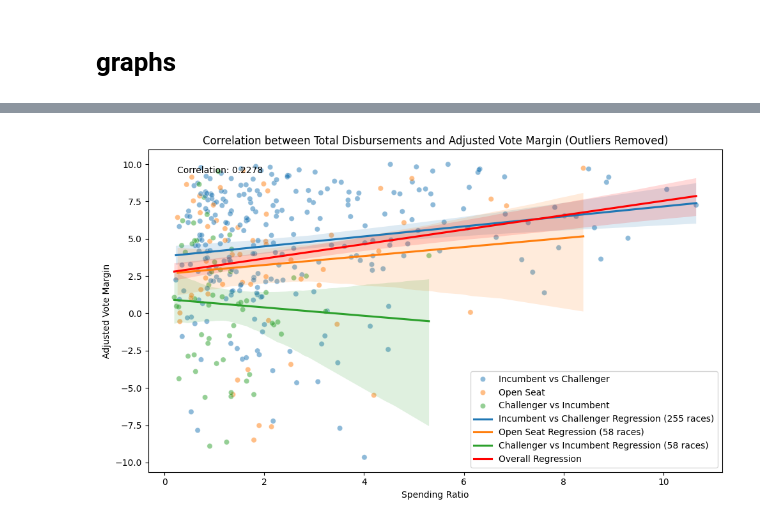
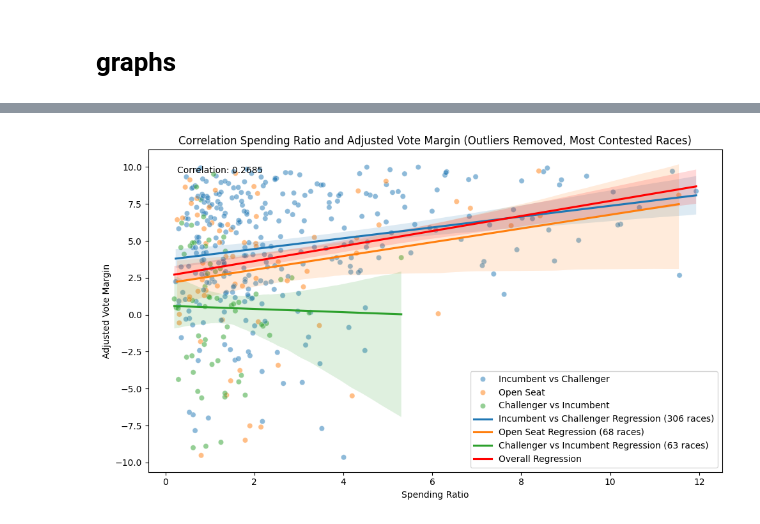
Before and after one commit to anrath/money-and-politics, a Jupyter notebook: analysisV2.ipynb, the cells around one changed output, grey strips where cells are left out. Saved outputs shown, nothing was run; the diff lists cells and outputs as text; code cells hidden in the pictures.

Commit message:
outputs

```diff
--- a/analysisV2.ipynb
+++ b/analysisV2.ipynb
@@ -155,12 +176,11 @@ Number of data points removed as outliers: 244
 # taking the most contested races
 # %%
 df_subset = df[df['adjusted_margin'].abs() < 10]
-df_subset = df_subset[df_subset['year'] >= 2012]
 print(len(df_subset))
 # %% [output]
 534
 # %%
-# Group by district_id and filter out districts with only one unique year
-districts_to_keep = df_subset.groupby('district_id')['year'].nunique() > 1
-df_subset = df_subset[df_subset['district_id'].isin(districts_to_keep[districts_to_keep].index)]
-print(len(df_subset))
+# # Group by district_id and filter out districts with only one unique year
+# districts_to_keep = df_subset.groupby('district_id')['year'].nunique() > 1
+# df_subset = df_subset[df_subset['district_id'].isin(districts_to_keep[districts_to_keep].index)]
+# print(len(df_subset))
@@ -207,35 +225,12 @@ df_subset
 # %%
-import matplotlib.pyplot as plt
-import seaborn as sns
-import numpy as np
+# Remove outliers from both spending_ratio and adjusted_margin
+df_no_outliers = remove_outliers(df_subset, ind_var)
 
-# Remove outliers using IQR method
-def remove_outliers(df, column):
-    Q1 = df[column].quantile(0.25)
-    Q3 = df[column].quantile(0.75)
-    IQR = Q3 - Q1
-    lower_bound = Q1 - 1.5 * IQR
-    upper_bound = Q3 + 1.5 * IQR
-    return df[(df[column] >= lower_bound) & (df[column] <= upper_bound)]
-
-# Remove outliers from both spending_ratio and adjusted_margin
-df_no_outliers = remove_outliers(df_subset, 'spending_ratio')
-
-# Categorize races based on CAND_ICI columns of the winner and runner up
-def categorize_race(row):
-    if row['winner_CAND_ICI'] == 'I' and row['runner_up_CAND_ICI'] == 'C':
-        return 'Incumbent vs Challenger'
-    elif row['winner_CAND_ICI'] == 'O' and row['runner_up_CAND_ICI'] == 'O':
-        return 'Open Seat'
-    elif row['winner_CAND_ICI'] == 'C' and row['runner_up_CAND_ICI'] == 'I':
-        return 'Challenger vs Incumbent'
-    else:
-        return 'Other'
 df_no_outliers['race_type'] = df_no_outliers.apply(categorize_race, axis=1)
 
 # Create a scatter plot with different colors for each race type
 plt.figure(figsize=(10, 6))
-sns.scatterplot(data=df_no_outliers, x='spending_ratio', y='adjusted_margin', hue='race_type', alpha=0.5)
+sns.scatterplot(data=df_no_outliers, x=ind_var, y=dep_var, hue='race_type', alpha=0.5)
 
 # Add a regression line for each race type
 race_types = df_no_outliers['race_type'].unique()
@@ -243,35 +238,51 @@ colors = sns.color_palette(n_colors=len(race_types))
 
 for race_type, color in zip(race_types, colors):
     subset = df_no_outliers[df_no_outliers['race_type'] == race_type]
-    sns.regplot(data=subset, x='spending_ratio', y='adjusted_margin', scatter=False, color=color, label=f'{race_type} Regression ({len(subset)} races)')
+    sns.regplot(data=subset, x=ind_var, y=dep_var, scatter=False, color=color, label=f'{race_type} Regression ({len(subset)} races)')
 
 # Add the overall regression line
-sns.regplot(data=df_no_outliers, x='spending_ratio', y='adjusted_margin', scatter=False, color='red', label='Overall Regression')
+sns.regplot(data=df_no_outliers, x=ind_var, y=dep_var, scatter=False, color='red', label='Overall Regression')
 
 # Set labels and title
-plt.xlabel('Spending Ratio')
-plt.ylabel('Adjusted Vote Margin')
-plt.title('Correlation between Total Disbursements and Adjusted Vote Margin (Outliers Removed)')
+plt.xlabel(ind_var_name)
+plt.ylabel(dep_var_name)
+plt.title(f'Correlation {ind_var_name} and {dep_var_name} (Outliers Removed, Most Contested Races)')
 
 # Adjust layout and display the plot
 plt.legend()
 plt.tight_layout()
-plt.show()
+
+
+# Calculate and display the correlation coefficient
+overall_correlation = df_no_outliers[ind_var].corr(df_no_outliers[dep_var])
+plt.text(0.05, 0.95, f'Correlation: {overall_correlation:.4f}', transform=plt.gca().transAxes,
+         verticalalignment='top')
 
 # Calculate and print the correlation coefficient for each race type
 race_type_correlations = {}
+output_text = []
 for race_type in race_types:
     subset = df_no_outliers[df_no_outliers['race_type'] == race_type]
-    correlation = subset['spending_ratio'].corr(subset['adjusted_margin'])
+    correlation = subset[ind_var].corr(subset[dep_var])
     race_type_correlations[race_type] = correlation
-    print(f"Correlation for {race_type}: {correlation:.4f}")
+    correlation_text = f"Correlation for {race_type}: {correlation:.4f}"
+    print(correlation_text)
+    output_text.append(correlation_text)
 
-# Calculate and display the correlation coefficient
-overall_correlation = df_no_outliers['spending_ratio'].corr(df_no_outliers['adjusted_margin'])
-plt.text(0.05, 0.95, f'Correlation: {overall_correlation:.4f}', transform=plt.gca().transAxes,
-         verticalalignment='top')
+# Adjust layout and display the plot
+plt.legend()
+plt.tight_layout()
 
-# Print the correlation coefficient and the number of removed outliers
-print(f"Correlation between spending_ratio and adjusted_margin (outliers removed): {overall_correlation:.4f}")
-print(f"Number of data points removed as outliers: {len(df_subset) - len(df_no_outliers)}")
+# Print and save the overall correlation coefficient and the number of removed outliers
+overall_correlation_text = f"Overall correlation between {ind_var_name} and {dep_var_name} (outliers removed): {overall_correlation:.4f}"
+outliers_removed_text = f"Number of data points removed as outliers: {len(df) - len(df_no_outliers)}"
+print(overall_correlation_text)
+print(outliers_removed_text)
+output_text.extend([overall_correlation_text, outliers_removed_text])
+
+# Save the plot and text output
+plt.savefig(f'{output_file}_most_contested_races.png')
+with open(f'{output_file}_most_contested_races.txt', 'w') as f:
+    f.write('\n'.join(output_text))
+plt.show()
 # %% [output]
@@ -283 +299 @@ See the caveats in the documentation: https://pandas.pydata.org/pandas-docs/stab
-[figure, old version]
+[figure, new version]
```
Also changed, not shown: parts of 8 cells of this notebook, 9 other files.
